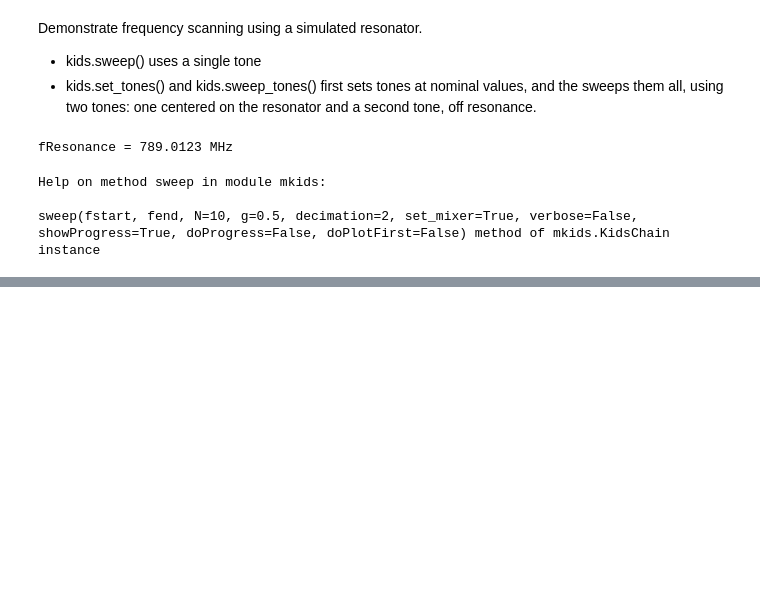
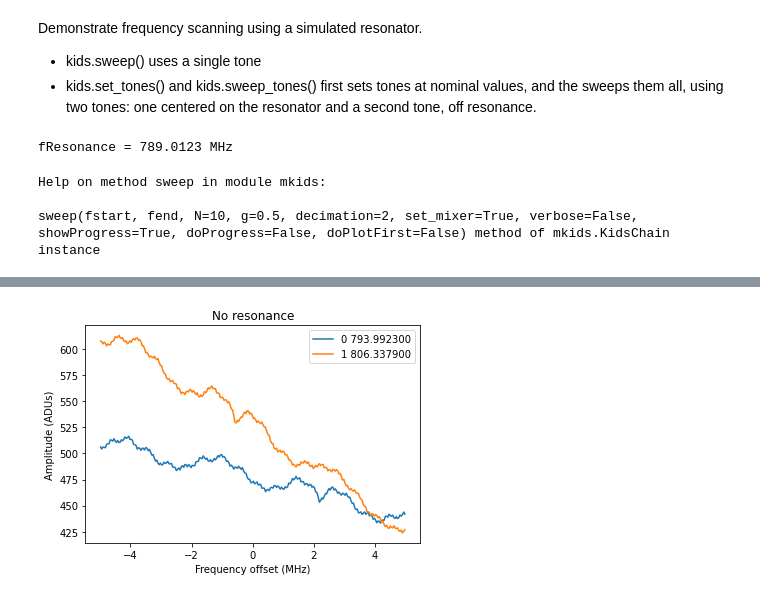
Before and after one commit to openquantumhardware/qick-tools, a Jupyter notebook: mkids_v2/demos/demo_05_multiscan.ipynb, the cells around one changed output, grey strips where cells are left out. Cells and saved outputs as stored; diff of their text form; code cells hidden in the pictures; blank space fills up the shorter version.

```diff
--- a/mkids_v2/demos/demo_05_multiscan.ipynb
+++ b/mkids_v2/demos/demo_05_multiscan.ipynb
@@ -105,0 +106,14 @@ plt.legend()
+# %%
+# Now turn off sumulated resonance and scan again
+simu.alloff()
+kids.set_tones(freqs, fis, gs)
+xs3 = kids.sweep_tones(df, N, mean=True, doProgress=True)
+# %%
+for iTone,qFreq in enumerate(kids.qFreqs):
+    plt.plot(offsets, np.abs(xs3[:,iTone]), label="%d %f"%(iTone,qFreq))
+plt.xlabel("Frequency offset (MHz)")
+plt.ylabel("Amplitude (ADUs)")
+plt.legend()
+_ = plt.title("No resonance")
+# %% [output]
+[figure, added]
```
Also changed, not shown: parts of 15 cells of this notebook, 1 other file.
